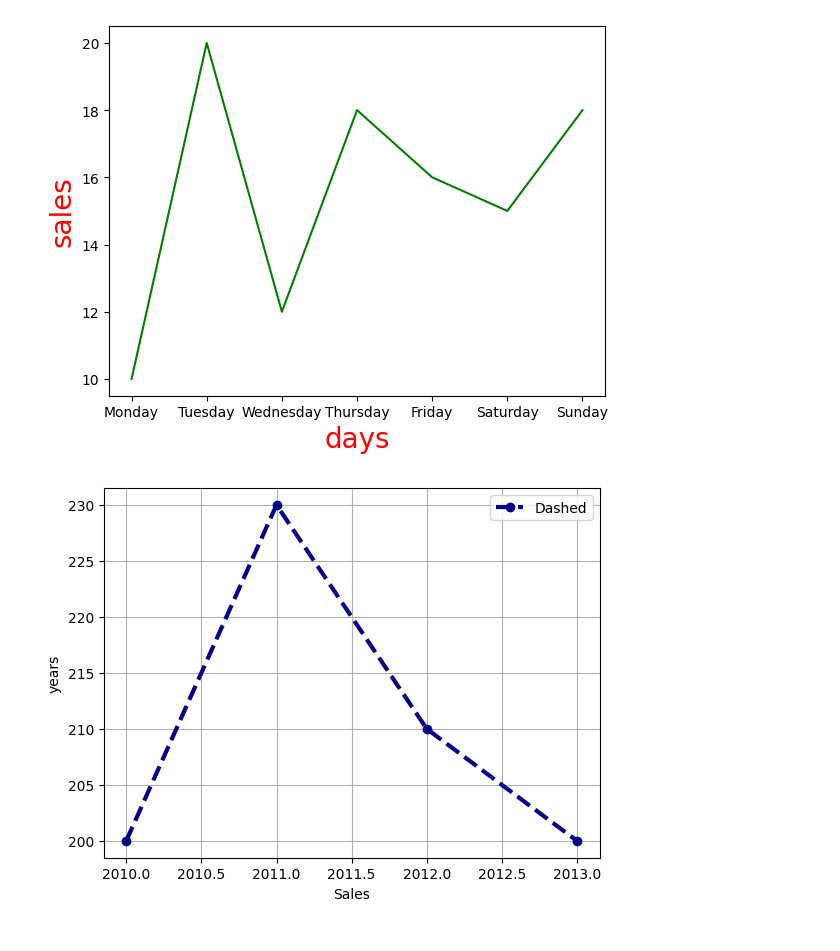
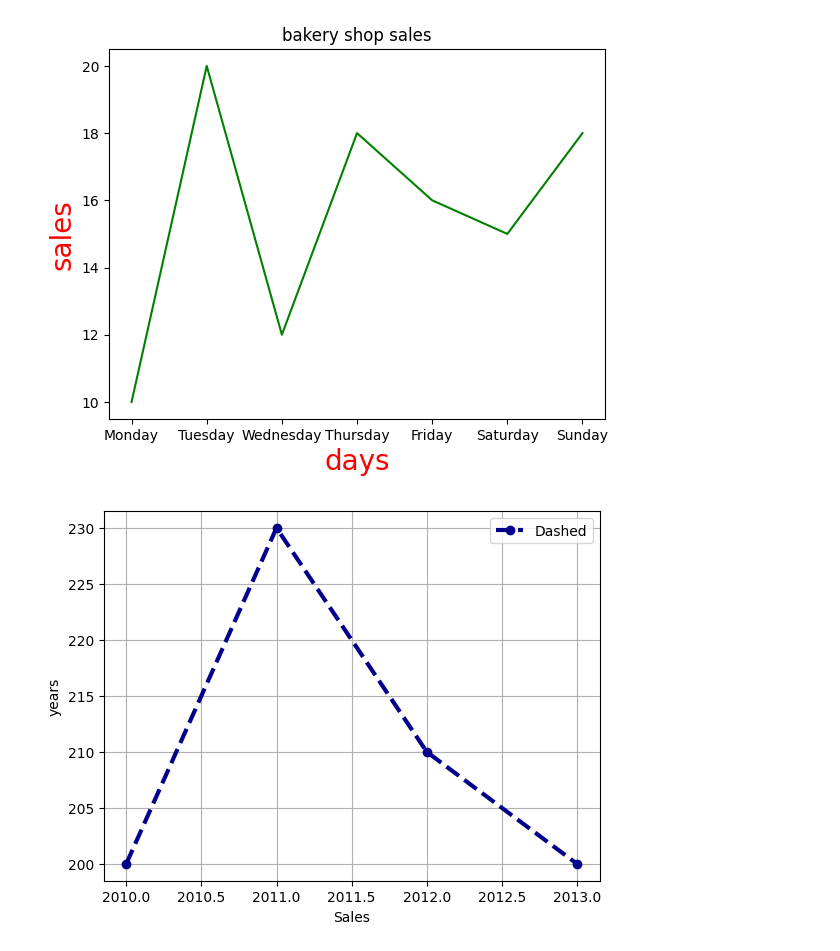
Before and after one commit to Amaansaifidev/Learning-python-for-ai-ml, a Jupyter notebook: Matplotlib-in-python/Mathplotlib.ipynb, the cells around one changed output. Saved outputs shown, nothing was run; the diff lists cells and outputs as text; code cells hidden in the pictures.

```diff
--- a/Matplotlib-in-python/Mathplotlib.ipynb
+++ b/Matplotlib-in-python/Mathplotlib.ipynb
@@ -34,11 +34,11 @@ plt.show()
 # %%
 plt.plot(x, y, color="green", linestyle="-", label="Solid")
-plt.title = "bakery shop sales"
+plt.title("bakery shop sales")
 plt.xlabel("days", fontsize=20, color="red")
 plt.ylabel("sales", fontsize=20, color="red")
 plt.show()
 # %% [output]
-[figure, old version]
+[figure, new version]
 # %%
 dataframe = {
 "Year":[2010, 2011, 2012, 2013],
```
Also changed, not shown: parts of 4 cells of this notebook.
